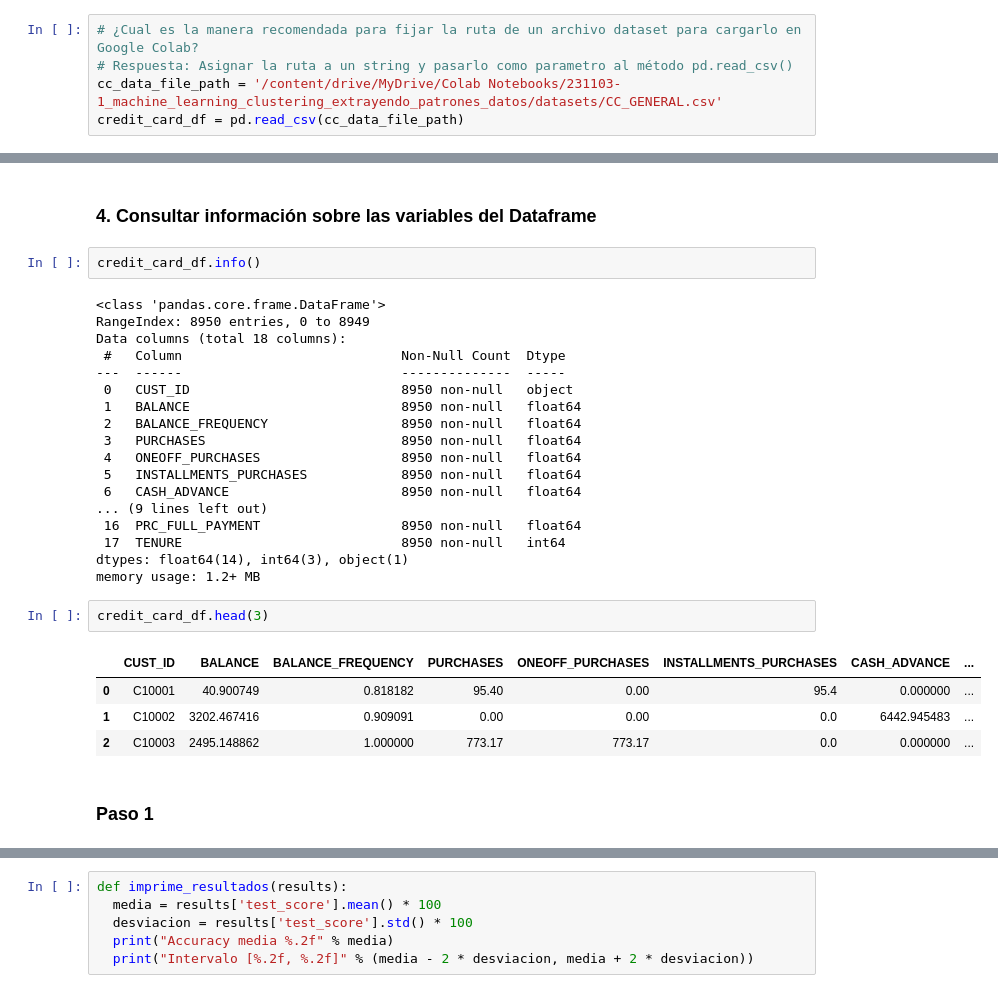
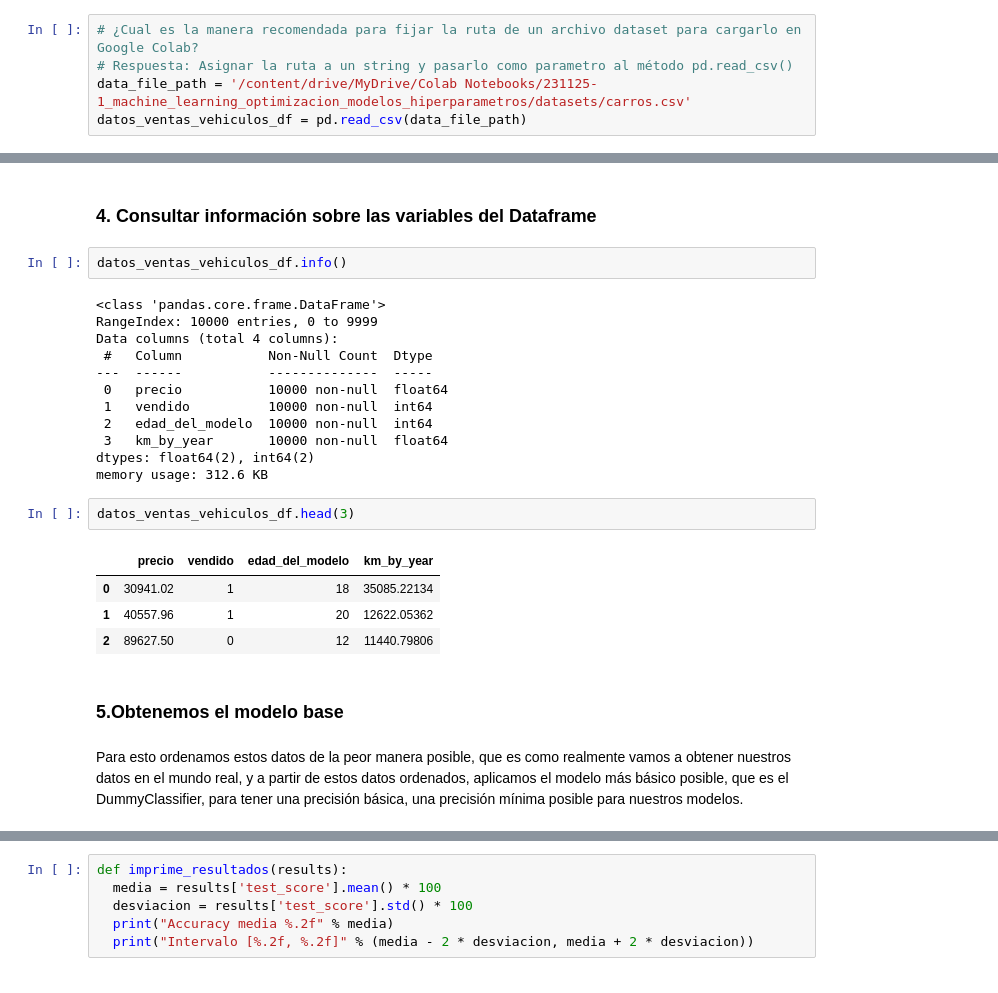
Before and after one commit to JuanPerezMolina/machine_learning_optimizacion_modelos_hiperparametros, a Jupyter notebook: 231125-1_ml_optimizacion_modelos_hiperparametros.ipynb, the cells around one changed output, grey strips where cells are left out. Cells and saved outputs as stored; diff of their text form.

```diff
--- a/231125-1_ml_optimizacion_modelos_hiperparametros.ipynb
+++ b/231125-1_ml_optimizacion_modelos_hiperparametros.ipynb
@@ -72,5 +59,5 @@ sklearn --> 1.2.2
 # %%
 # ¿Cual es la manera recomendada para fijar la ruta de un archivo dataset para cargarlo en Google Colab?
 # Respuesta: Asignar la ruta a un string y pasarlo como parametro al método pd.read_csv()
-cc_data_file_path = '/content/drive/MyDrive/Colab Notebooks/231103-1_machine_learning_clustering_extrayendo_patrones_datos/datasets/CC_GENERAL.csv'
-credit_card_df = pd.read_csv(cc_data_file_path)
+data_file_path = '/content/drive/MyDrive/Colab Notebooks/231125-1_machine_learning_optimizacion_modelos_hiperparametros/datasets/carros.csv'
+datos_ventas_vehiculos_df = pd.read_csv(data_file_path)
@@ -83,33 +64,29 @@ datos.head()
 # %% [markdown]
 ### **4. Consultar información sobre las variables del Dataframe**
 # %%
-credit_card_df.info()
+datos_ventas_vehiculos_df.info()
 # %% [output]
 <class 'pandas.core.frame.DataFrame'>
-RangeIndex: 8950 entries, 0 to 8949
-Data columns (total 18 columns):
- #   Column                            Non-Null Count  Dtype
----  ------                            --------------  -----
- 0   CUST_ID                           8950 non-null   object
- 1   BALANCE                           8950 non-null   float64
- 2   BALANCE_FREQUENCY                 8950 non-null   float64
- 3   PURCHASES                         8950 non-null   float64
- 4   ONEOFF_PURCHASES                  8950 non-null   float64
- 5   INSTALLMENTS_PURCHASES            8950 non-null   float64
- 6   CASH_ADVANCE                      8950 non-null   float64
-... (9 lines left out)
- 16  PRC_FULL_PAYMENT                  8950 non-null   float64
- 17  TENURE                            8950 non-null   int64
-dtypes: float64(14), int64(3), object(1)
-memory usage: 1.2+ MB
+RangeIndex: 10000 entries, 0 to 9999
+Data columns (total 4 columns):
+ #   Column           Non-Null Count  Dtype
+---  ------           --------------  -----
+ 0   precio           10000 non-null  float64
+ 1   vendido          10000 non-null  int64
+ 2   edad_del_modelo  10000 non-null  int64
+ 3   km_by_year       10000 non-null  float64
+dtypes: float64(2), int64(2)
+memory usage: 312.6 KB
 # %%
-credit_card_df.head(3)
+datos_ventas_vehiculos_df.head(3)
 # %% [output]
-|  | CUST_ID | BALANCE | BALANCE_FREQUENCY | PURCHASES | ONEOFF_PURCHASES | INSTALLMENTS_PURCHASES | CASH_ADVANCE | ... |
-| 0 | C10001 | 40.900749 | 0.818182 | 95.40 | 0.00 | 95.4 | 0.000000 | ... |
-| 1 | C10002 | 3202.467416 | 0.909091 | 0.00 | 0.00 | 0.0 | 6442.945483 | ... |
-| 2 | C10003 | 2495.148862 | 1.000000 | 773.17 | 773.17 | 0.0 | 0.000000 | ... |
+|  | precio | vendido | edad_del_modelo | km_by_year |
+| 0 | 30941.02 | 1 | 18 | 35085.22134 |
+| 1 | 40557.96 | 1 | 20 | 12622.05362 |
+| 2 | 89627.50 | 0 | 12 | 11440.79806 |
-# %% [markdown]
-### Paso 1
+# %% [markdown]
+### **5.Obtenemos el modelo base**
+# %% [markdown]
+Para esto ordenamos estos datos de la peor manera posible, que es como realmente vamos a obtener nuestros datos en el mundo real, y a partir de estos datos ordenados, aplicamos el modelo más básico posible, que es el DummyClassifier, para tener una precisión básica, una precisión mínima posible para nuestros modelos.
 # %%
 #situacion con los datos ordenados de la peor manera
```
Also changed, not shown: parts of 61 cells of this notebook, 1 other file.
